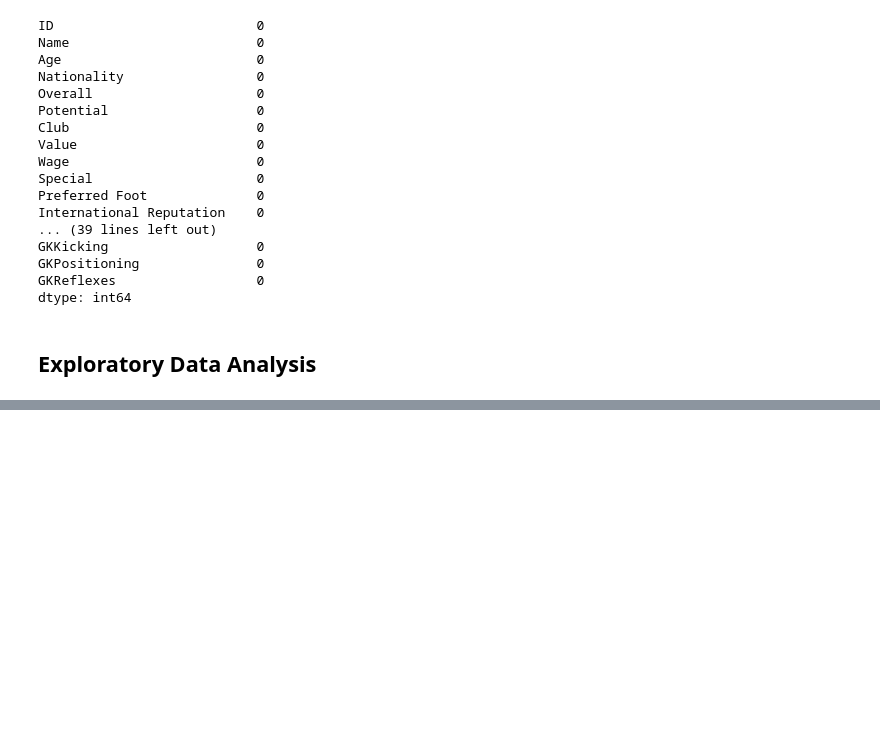
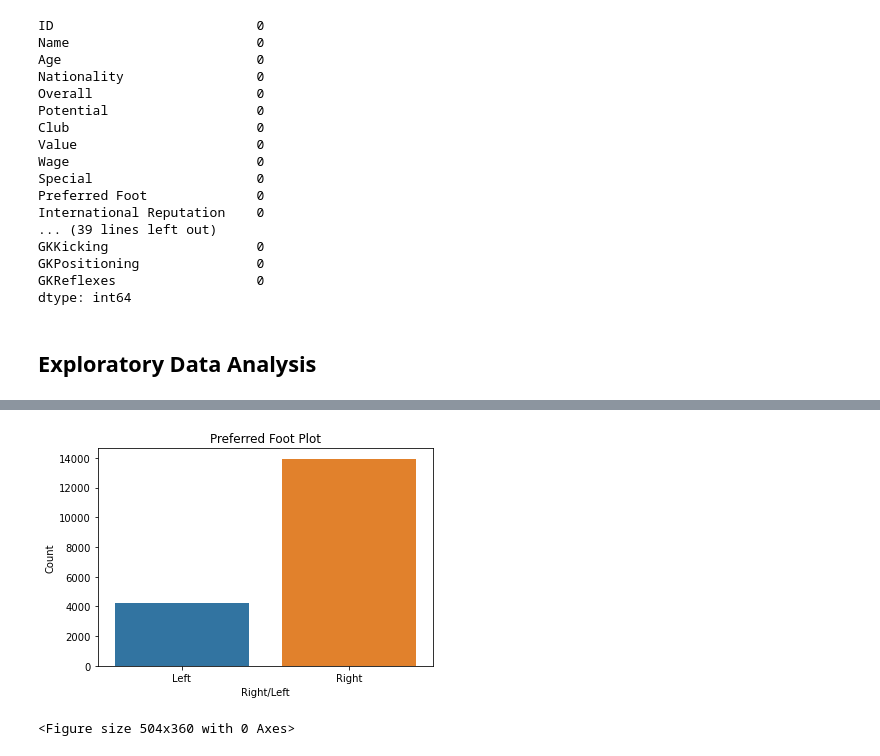
Before and after one commit to bulemi2/Football_Analysis, a Jupyter notebook: Analysis.ipynb, the cells around one changed output, grey strips where cells are left out. Saved outputs shown, nothing was run; the diff lists cells and outputs as text; code cells hidden in the pictures; blank space fills up the shorter version.

```diff
--- a/Analysis.ipynb
+++ b/Analysis.ipynb
@@ -242,0 +283,11 @@ dtype: int64
+# %%
+# The distribution of preferred foot
+sns.countplot(data=df, x="Preferred Foot")
+plt.title("Preferred Foot Plot")
+plt.xlabel("Right/Left")
+plt.ylabel("Count")
+plt.figure(figsize=(7,5))
+plt.show()
+# %% [output]
+[figure, added]
+<Figure size 504x360 with 0 Axes>
```
Also changed, not shown: parts of 12 cells of this notebook.
